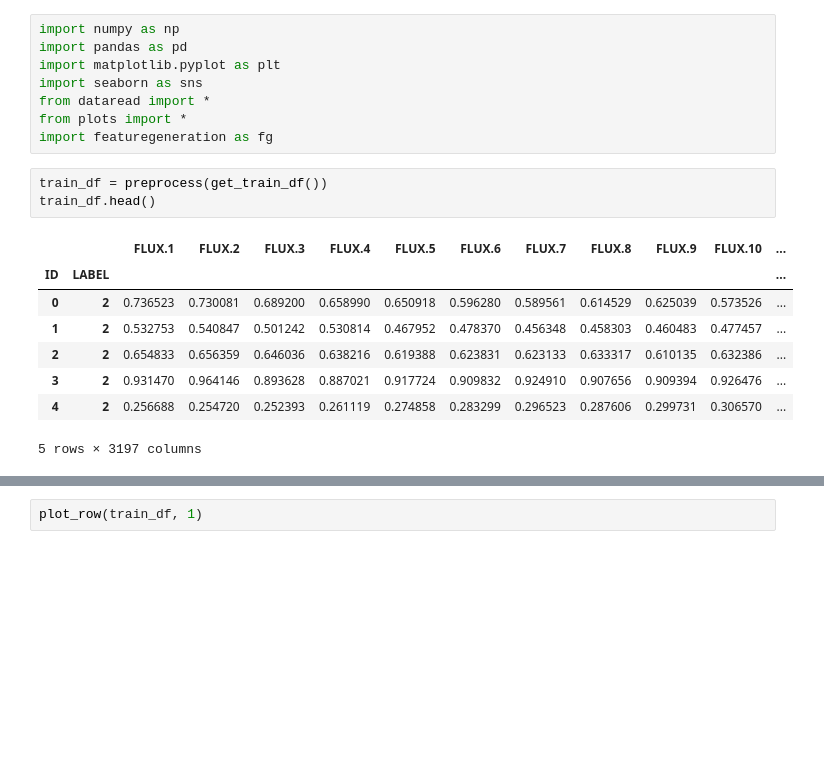
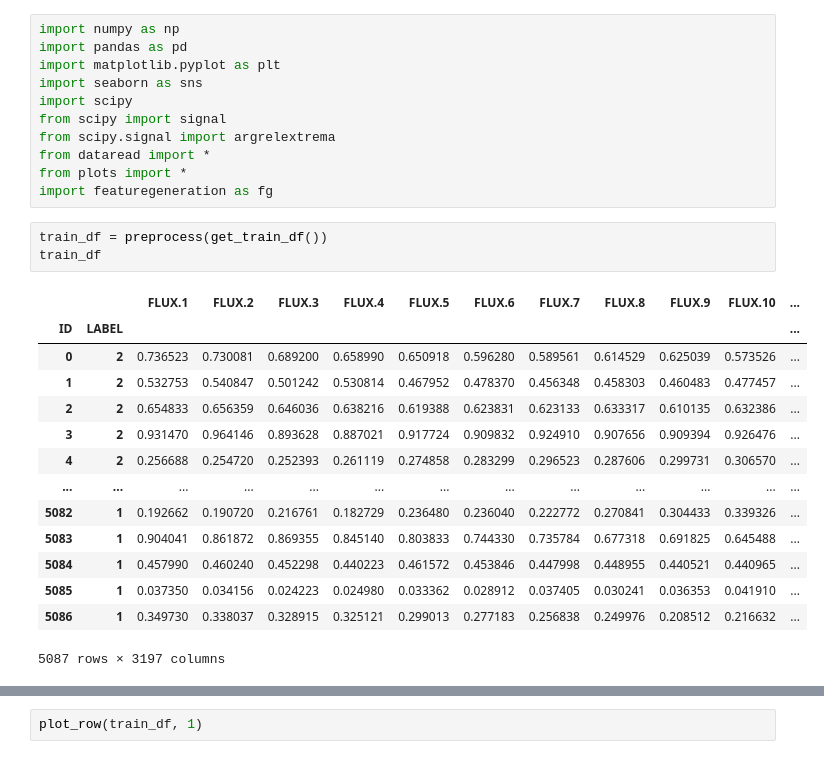
Before and after one commit to DZAlpha/ExoplanetHunting, a Jupyter notebook: exoplanets_hunting.ipynb, the cells around one changed output, grey strips where cells are left out. Saved outputs shown, nothing was run; the diff lists cells and outputs as text; blank space fills up the shorter version.

```diff
--- a/exoplanets_hunting.ipynb
+++ b/exoplanets_hunting.ipynb
@@ -3,20 +3,29 @@ import numpy as np
 import pandas as pd
 import matplotlib.pyplot as plt
 import seaborn as sns
+import scipy
+from scipy import signal
+from scipy.signal import argrelextrema
 from dataread import *
 from plots import *
 import featuregeneration as fg
 # %%
 train_df = preprocess(get_train_df())
-train_df.head()
+train_df
 # %% [output]
 |  |  | FLUX.1 | FLUX.2 | FLUX.3 | FLUX.4 | FLUX.5 | FLUX.6 | FLUX.7 | FLUX.8 | FLUX.9 | FLUX.10 | ... |
 | ID | LABEL |  |  |  |  |  |  |  |  |  |  | ... |
 | 0 | 2 | 0.736523 | 0.730081 | 0.689200 | 0.658990 | 0.650918 | 0.596280 | 0.589561 | 0.614529 | 0.625039 | 0.573526 | ... |
 | 1 | 2 | 0.532753 | 0.540847 | 0.501242 | 0.530814 | 0.467952 | 0.478370 | 0.456348 | 0.458303 | 0.460483 | 0.477457 | ... |
 | 2 | 2 | 0.654833 | 0.656359 | 0.646036 | 0.638216 | 0.619388 | 0.623831 | 0.623133 | 0.633317 | 0.610135 | 0.632386 | ... |
 | 3 | 2 | 0.931470 | 0.964146 | 0.893628 | 0.887021 | 0.917724 | 0.909832 | 0.924910 | 0.907656 | 0.909394 | 0.926476 | ... |
 | 4 | 2 | 0.256688 | 0.254720 | 0.252393 | 0.261119 | 0.274858 | 0.283299 | 0.296523 | 0.287606 | 0.299731 | 0.306570 | ... |
+| ... | ... | ... | ... | ... | ... | ... | ... | ... | ... | ... | ... | ... |
+| 5082 | 1 | 0.192662 | 0.190720 | 0.216761 | 0.182729 | 0.236480 | 0.236040 | 0.222772 | 0.270841 | 0.304433 | 0.339326 | ... |
+| 5083 | 1 | 0.904041 | 0.861872 | 0.869355 | 0.845140 | 0.803833 | 0.744330 | 0.735784 | 0.677318 | 0.691825 | 0.645488 | ... |
+| 5084 | 1 | 0.457990 | 0.460240 | 0.452298 | 0.440223 | 0.461572 | 0.453846 | 0.447998 | 0.448955 | 0.440521 | 0.440965 | ... |
+| 5085 | 1 | 0.037350 | 0.034156 | 0.024223 | 0.024980 | 0.033362 | 0.028912 | 0.037405 | 0.030241 | 0.036353 | 0.041910 | ... |
+| 5086 | 1 | 0.349730 | 0.338037 | 0.328915 | 0.325121 | 0.299013 | 0.277183 | 0.256838 | 0.249976 | 0.208512 | 0.216632 | ... |
-5 rows × 3197 columns
+5087 rows × 3197 columns
 # %%
 test_df = preprocess(get_test_df())
```
Also changed, not shown: parts of 4 cells of this notebook, 3 other files.
